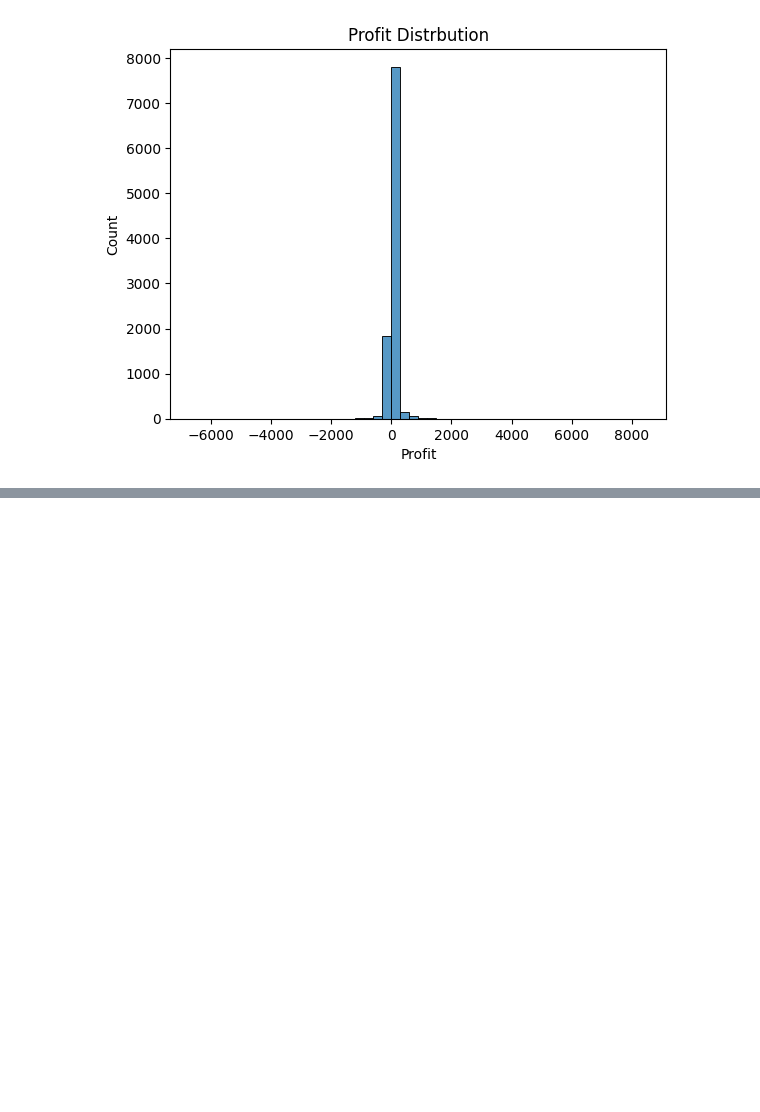
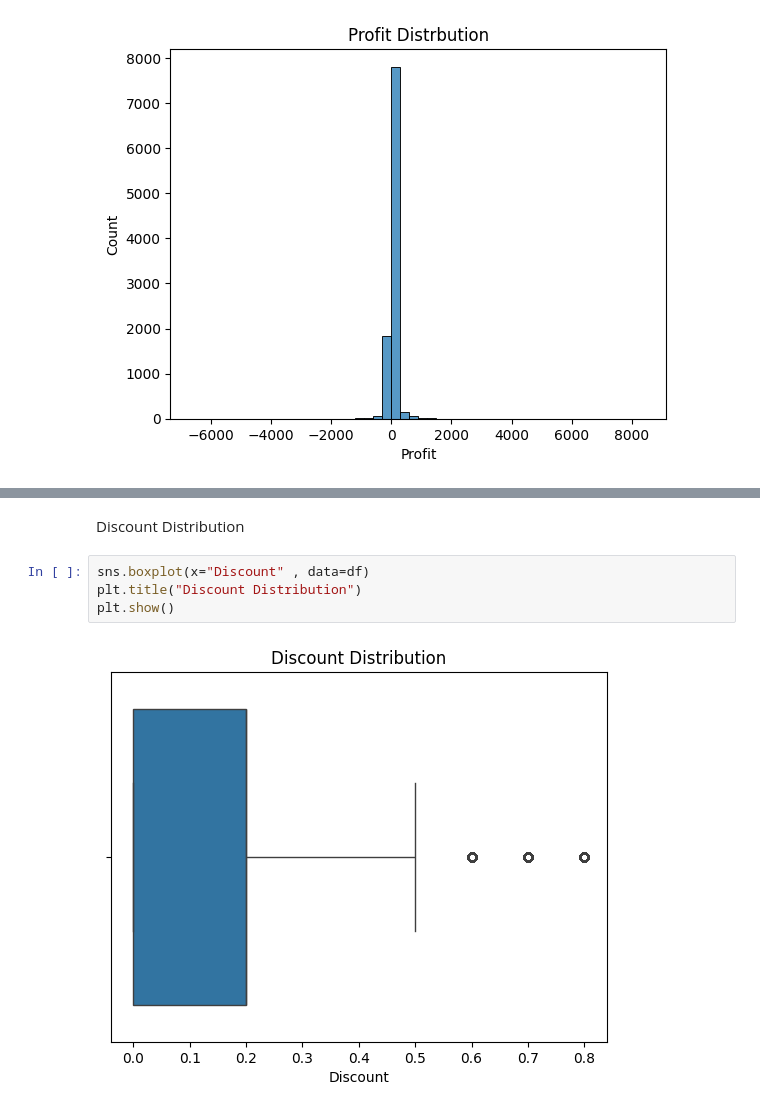
Before and after one commit to MakSi27/DA-Retail-Profit-Leakage-Analysis, a Jupyter notebook: Shiksha/python/eda/retail_profit_eda.ipynb, the cells around one changed output, grey strips where cells are left out. Cells and saved outputs as stored; diff of their text form; blank space fills up the shorter version.

```diff
--- a/Shiksha/python/eda/retail_profit_eda.ipynb
+++ b/Shiksha/python/eda/retail_profit_eda.ipynb
@@ -204,0 +257,8 @@ plt.show()
+# %% [markdown]
+Discount Distribution
+# %%
+sns.boxplot(x="Discount" , data=df)
+plt.title("Discount Distribution")
+plt.show()
+# %% [output]
+[figure, added]
```
Also changed, not shown: parts of 11 cells of this notebook, 2 other files.
